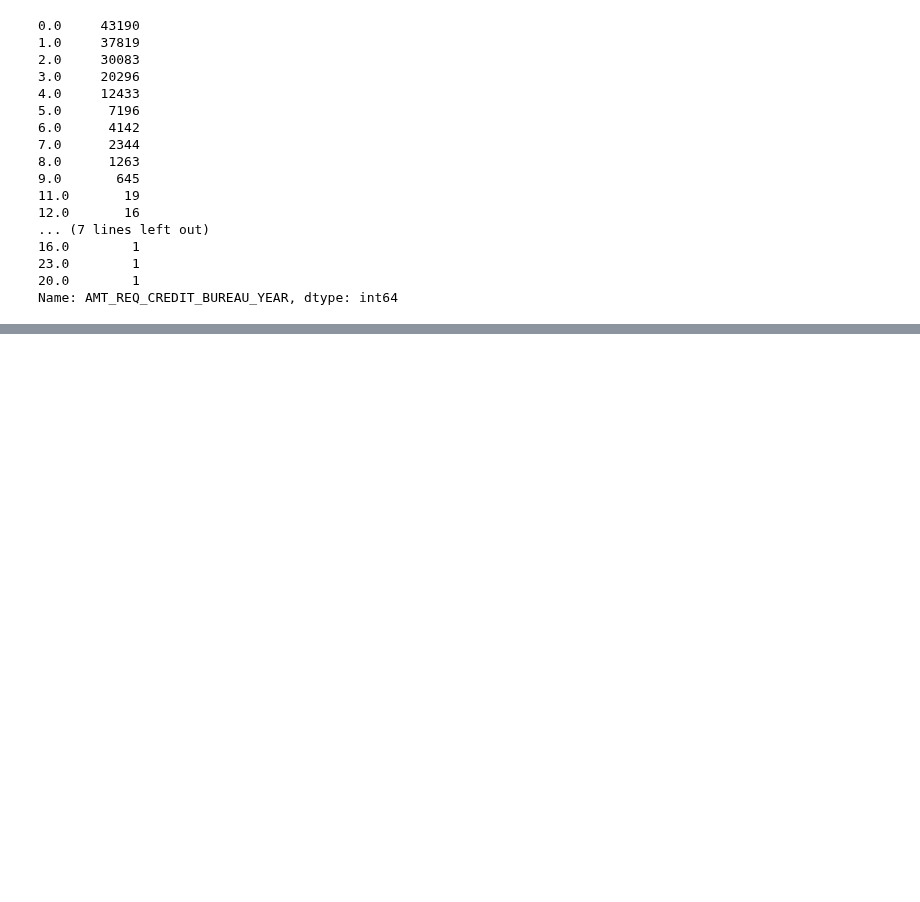
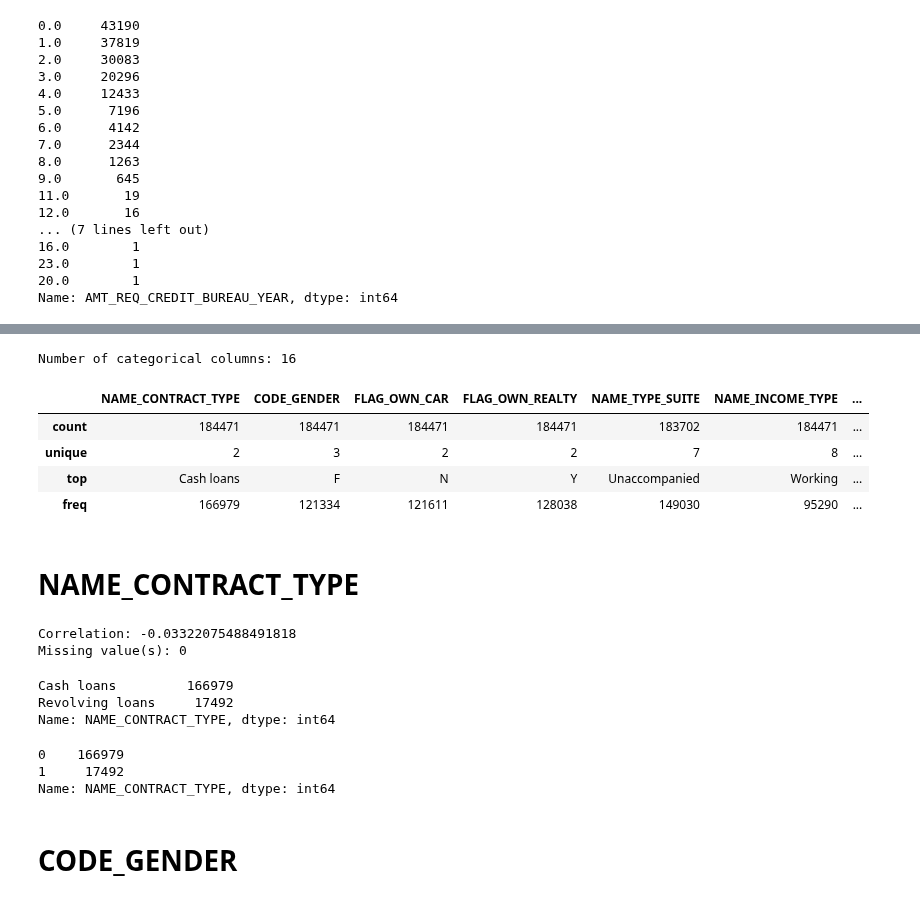
Before and after one commit to DhruvAwasthi/AI511_HOMELOAN_2022, a Jupyter notebook: notebooks/2022_12_08_master_eda.ipynb, the cells around one changed output, grey strips where cells are left out. Cells and saved outputs as stored; diff of their text form; code cells hidden in the pictures; blank space fills up the shorter version.

```diff
--- a/notebooks/2022_12_08_master_eda.ipynb
+++ b/notebooks/2022_12_08_master_eda.ipynb
@@ -2110,3 +2212,6 @@ df[column_name].value_counts()
 0    181673
 1      2798
 Name: REG_REGION_NOT_LIVE_REGION, dtype: int64
+# %%
+df.drop(columns=[column_name], inplace=True)
+df.shape
@@ -2139,3 +2246,6 @@ df[column_name].value_counts()
 0    175009
 1      9462
 Name: REG_REGION_NOT_WORK_REGION, dtype: int64
+# %%
+df.drop(columns=[column_name], inplace=True)
+df.shape
@@ -2168,3 +2280,6 @@ df[column_name].value_counts()
 0    176875
 1      7596
 Name: LIVE_REGION_NOT_WORK_REGION, dtype: int64
+# %%
+df.drop(columns=[column_name], inplace=True)
+df.shape
@@ -3806,0 +3940,40 @@ df.shape
+# %%
+categorical_columns = list(df.select_dtypes(include=["object"]).columns)
+print(f"Number of categorical columns: {len(categorical_columns)}\n" )
+# %% [output]
+Number of categorical columns: 16
+# %%
+df[categorical_columns].describe()
+# %% [output]
+|  | NAME_CONTRACT_TYPE | CODE_GENDER | FLAG_OWN_CAR | FLAG_OWN_REALTY | NAME_TYPE_SUITE | NAME_INCOME_TYPE | ... |
+| count | 184471 | 184471 | 184471 | 184471 | 183702 | 184471 | ... |
+| unique | 2 | 3 | 2 | 2 | 7 | 8 | ... |
+| top | Cash loans | F | N | Y | Unaccompanied | Working | ... |
+| freq | 166979 | 121334 | 121611 | 128038 | 149030 | 95290 | ... |
+# %% [markdown]
+# NAME_CONTRACT_TYPE
+# %%
+column_name = "NAME_CONTRACT_TYPE"
+print(f"Correlation: {spearmanr(df[column_name], df['TARGET'], nan_policy='omit')[0]}")
+print(f"Missing value(s): {df[column_name].isna().sum()}")
+df[column_name].value_counts()
+# %% [output]
+Correlation: -0.03322075488491818
+Missing value(s): 0
+Cash loans         166979
+Revolving loans     17492
+Name: NAME_CONTRACT_TYPE, dtype: int64
+# %%
+mapping_dict = {
+        "Cash loans": 0,
+        "Revolving loans": 1,
+    }
+
+df[column_name].replace(mapping_dict, inplace=True)
+df[column_name].value_counts()
+# %% [output]
+0    166979
+1     17492
+Name: NAME_CONTRACT_TYPE, dtype: int64
+# %% [markdown]
+# CODE_GENDER
```
Also changed, not shown: parts of 115 cells of this notebook, 1 other file.
